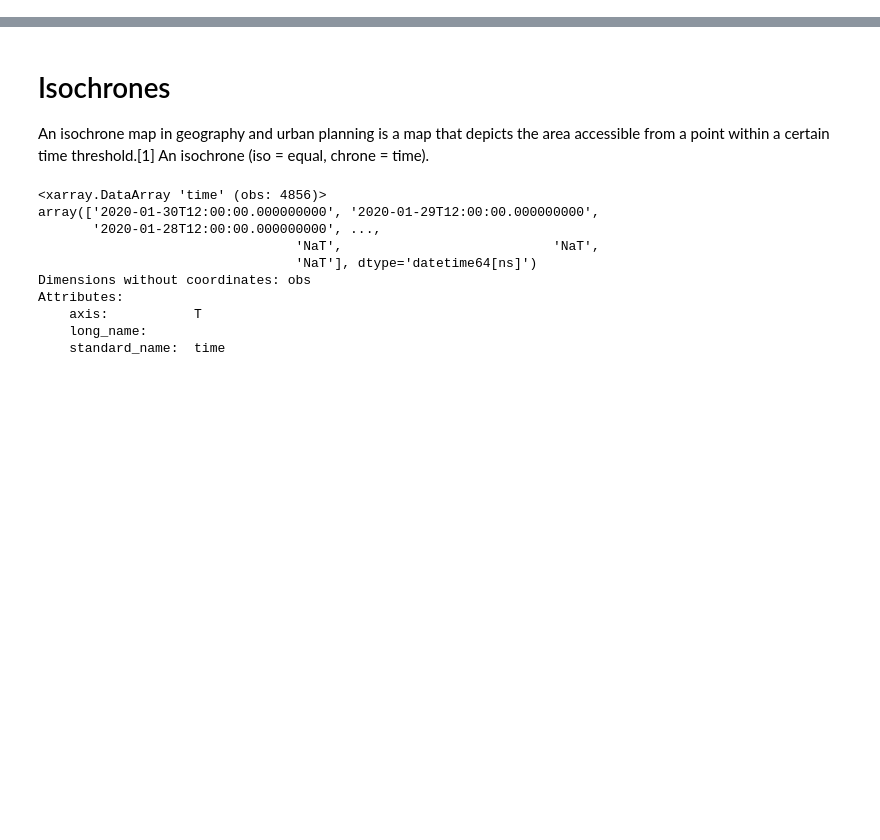
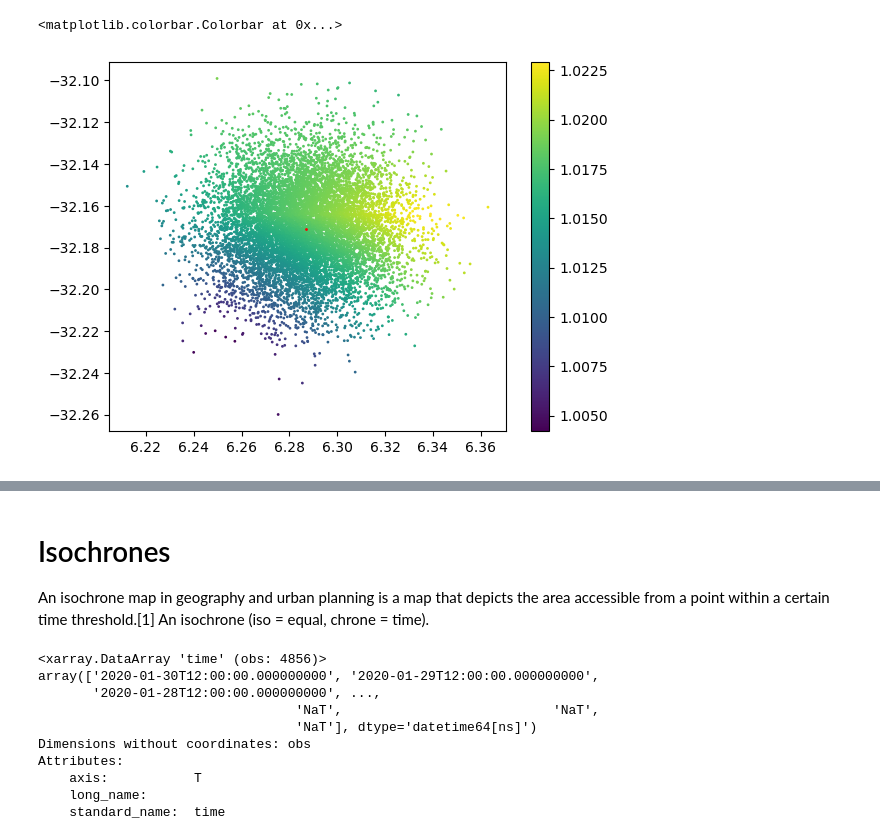
Before and after one commit to OceanParcels/Backtracking_Abyssal_Nanoplastics, a Jupyter notebook: notebooks/test_23334.ipynb, the cells around one changed output, grey strips where cells are left out. Cells and saved outputs as stored; diff of their text form; code cells hidden in the pictures; blank space fills up the shorter version.

```diff
--- a/notebooks/test_23334.ipynb
+++ b/notebooks/test_23334.ipynb
@@ -41,0 +56,12 @@ Attributes:
+# %%
+lat_obs = -32.171
+lon_obs = 6.287
+
+
+
+im= plt.scatter(sim['lon'][:, 0], sim['lat'][:, 0], c=sim['seafloor'][:, 0]/5050, s=1)
+plt.scatter(lon_obs, lat_obs, c='r', s=1)
+plt.colorbar(im)
+# %% [output]
+<matplotlib.colorbar.Colorbar at 0x...>
+[figure, added]
```
Also changed, not shown: parts of 14 cells of this notebook, 3 other files.
